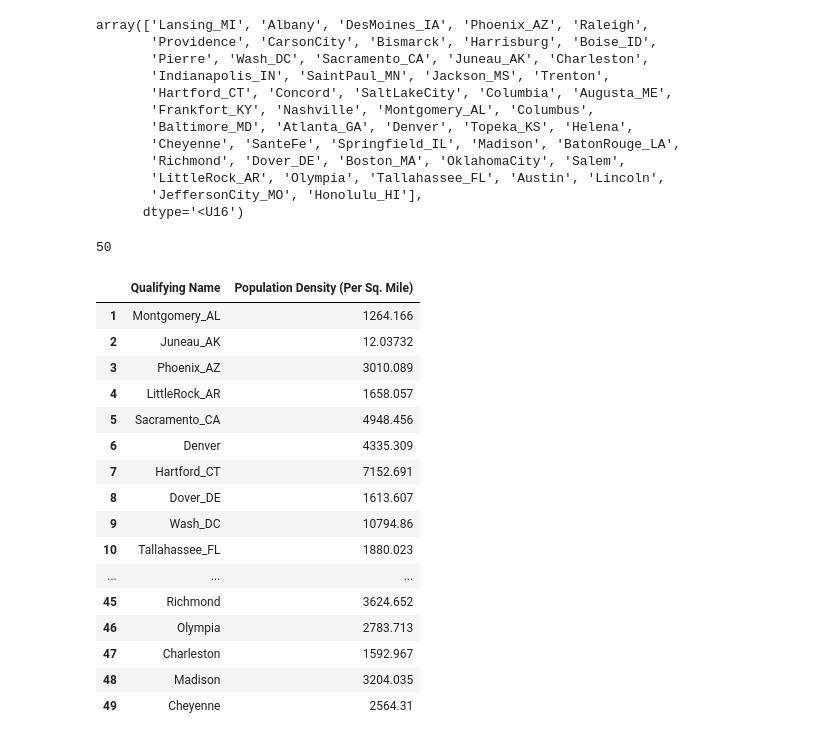
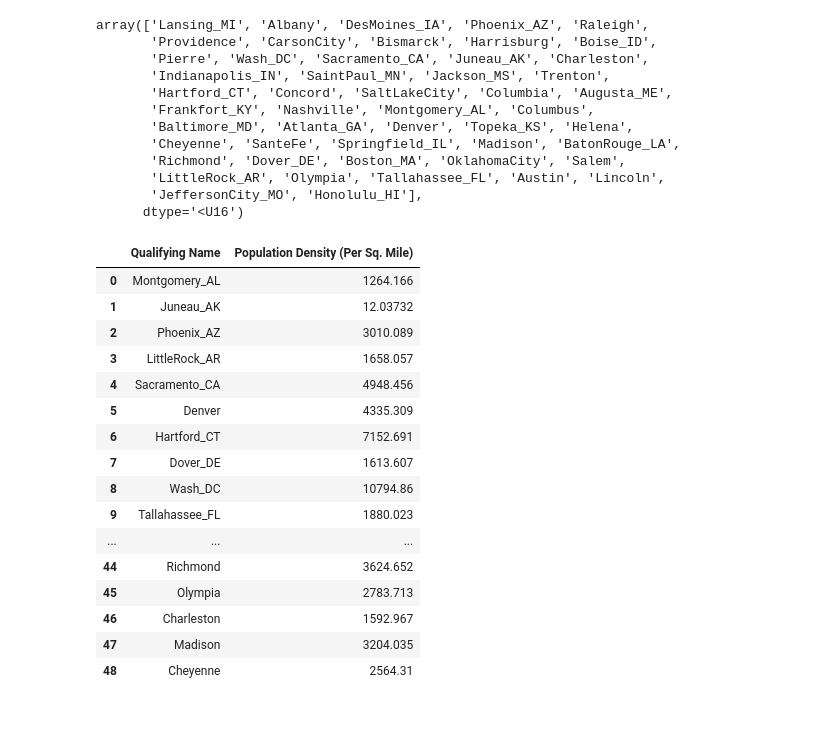
Before and after one commit to jdiaz4302/US_Demo_Net, a Jupyter notebook: model.ipynb, the cells around one changed output. Saved outputs shown, nothing was run; the diff lists cells and outputs as text; code cells hidden in the pictures.

```diff
--- a/model.ipynb
+++ b/model.ipynb
@@ -16,3 +13,6 @@ image_dir = '/data/Images/'
+# %%
+variable_name = 'Population Density (Per Sq. Mile)'
+image_dir = '/data/Images/'
 # %%
 def import_raster(city_name, spatial_res, band_index):
 
@@ -272,17 +272,13 @@ array(['Lansing_MI', 'Albany', 'DesMoines_IA', 'Phoenix_AZ', 'Raleigh',
        'LittleRock_AR', 'Olympia', 'Tallahassee_FL', 'Austin', 'Lincoln',
        'JeffersonCity_MO', 'Honolulu_HI'],
       dtype='<U16')
-# %%
-len(cities)
-# %% [output]
-50
 # %%
 cities_for_df = ['Montgomery_AL', 'Juneau_AK', 'Phoenix_AZ', 'LittleRock_AR',
                  'Sacramento_CA', 'Denver', 'Hartford_CT', 'Dover_DE',
                  'Wash_DC', 'Tallahassee_FL', 'Atlanta_GA', 'Honolulu_HI',
                  'Boise_ID', 'Springfield_IL', 'Indianapolis_IN', 'DesMoines_IA',
                  'Topeka_KS', 'Frankfort_KY', 'BatonRouge_LA', 'Augusta_ME',
-                 'Boston_MA', 'Lansing_MI', 'SaintPaul_MN', 'Jackson_MS',
+                 'Baltimore_MD', 'Boston_MA', 'Lansing_MI', 'SaintPaul_MN', 'Jackson_MS',
                  'JeffersonCity_MO', 'Helena', 'Lincoln', 'CarsonCity',
                  'Concord', 'Trenton', 'SanteFe', 'Albany', 'Raleigh',
                  'Bismarck', 'Columbus', 'OklahomaCity', 'Salem',
@@ -290,31 +286,32 @@ cities_for_df = ['Montgomery_AL', 'Juneau_AK', 'Phoenix_AZ', 'LittleRock_AR',
                  'Nashville', 'Austin', 'SaltLakeCity', 'Richmond',
                  'Olympia', 'Charleston', 'Madison', 'Cheyenne']
 # %%
-socy_df = pd.read_csv('Sociodemographics_state_capitals.csv')
+socy_df = pd.read_csv('Final_SES_CSV.csv')
 socy_df = socy_df.iloc[1:]
 socy_df['Qualifying Name'] = cities_for_df
+
+socy_df = socy_df[['Qualifying Name', variable_name]]
+socy_df = socy_df.dropna()
+socy_df = socy_df.reset_index(drop = True)
+socy_df
+# %% [output]
+|  | Qualifying Name | Population Density (Per Sq. Mile) |
+| 0 | Montgomery_AL | 1264.166 |
+| 1 | Juneau_AK | 12.03732 |
+| 2 | Phoenix_AZ | 3010.089 |
+| 3 | LittleRock_AR | 1658.057 |
+| 4 | Sacramento_CA | 4948.456 |
+| 5 | Denver | 4335.309 |
+| 6 | Hartford_CT | 7152.691 |
+| 7 | Dover_DE | 1613.607 |
+| 8 | Wash_DC | 10794.86 |
+| 9 | Tallahassee_FL | 1880.023 |
+| ... | ... | ... |
+| 44 | Richmond | 3624.652 |
+| 45 | Olympia | 2783.713 |
+| 46 | Charleston | 1592.967 |
+| 47 | Madison | 3204.035 |
+| 48 | Cheyenne | 2564.31 |
-# %%
-socy_df = socy_df[['Qualifying Name', 'Population Density (Per Sq. Mile)']]
-socy_df = socy_df.dropna()
-socy_df
-# %% [output]
-|  | Qualifying Name | Population Density (Per Sq. Mile) |
-| 1 | Montgomery_AL | 1264.166 |
-| 2 | Juneau_AK | 12.03732 |
-| 3 | Phoenix_AZ | 3010.089 |
-| 4 | LittleRock_AR | 1658.057 |
-| 5 | Sacramento_CA | 4948.456 |
-| 6 | Denver | 4335.309 |
-| 7 | Hartford_CT | 7152.691 |
-| 8 | Dover_DE | 1613.607 |
-| 9 | Wash_DC | 10794.86 |
-| 10 | Tallahassee_FL | 1880.023 |
-| ... | ... | ... |
-| 45 | Richmond | 3624.652 |
-| 46 | Olympia | 2783.713 |
-| 47 | Charleston | 1592.967 |
-| 48 | Madison | 3204.035 |
-| 49 | Cheyenne | 2564.31 |
 # %%
 new_cities = []
 
```
Also changed, not shown: parts of 20 cells of this notebook.
